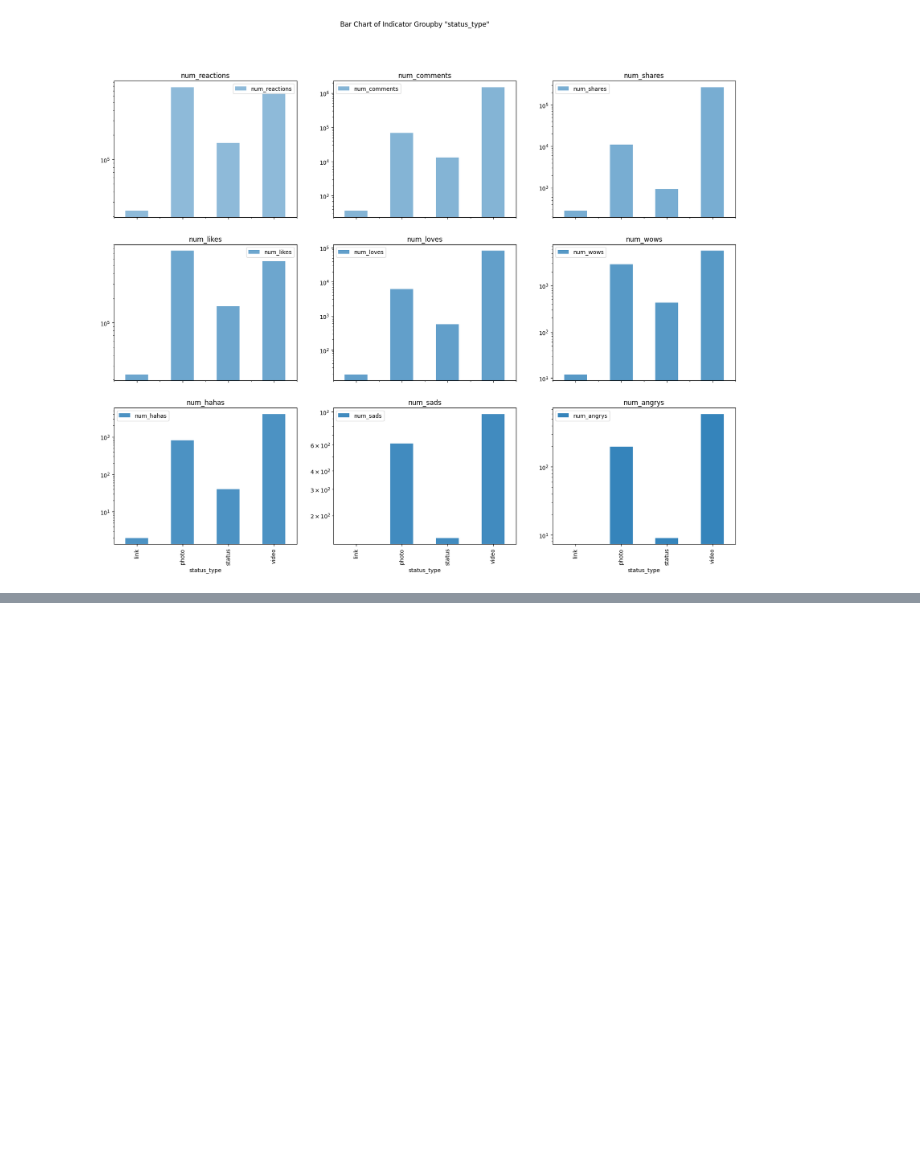
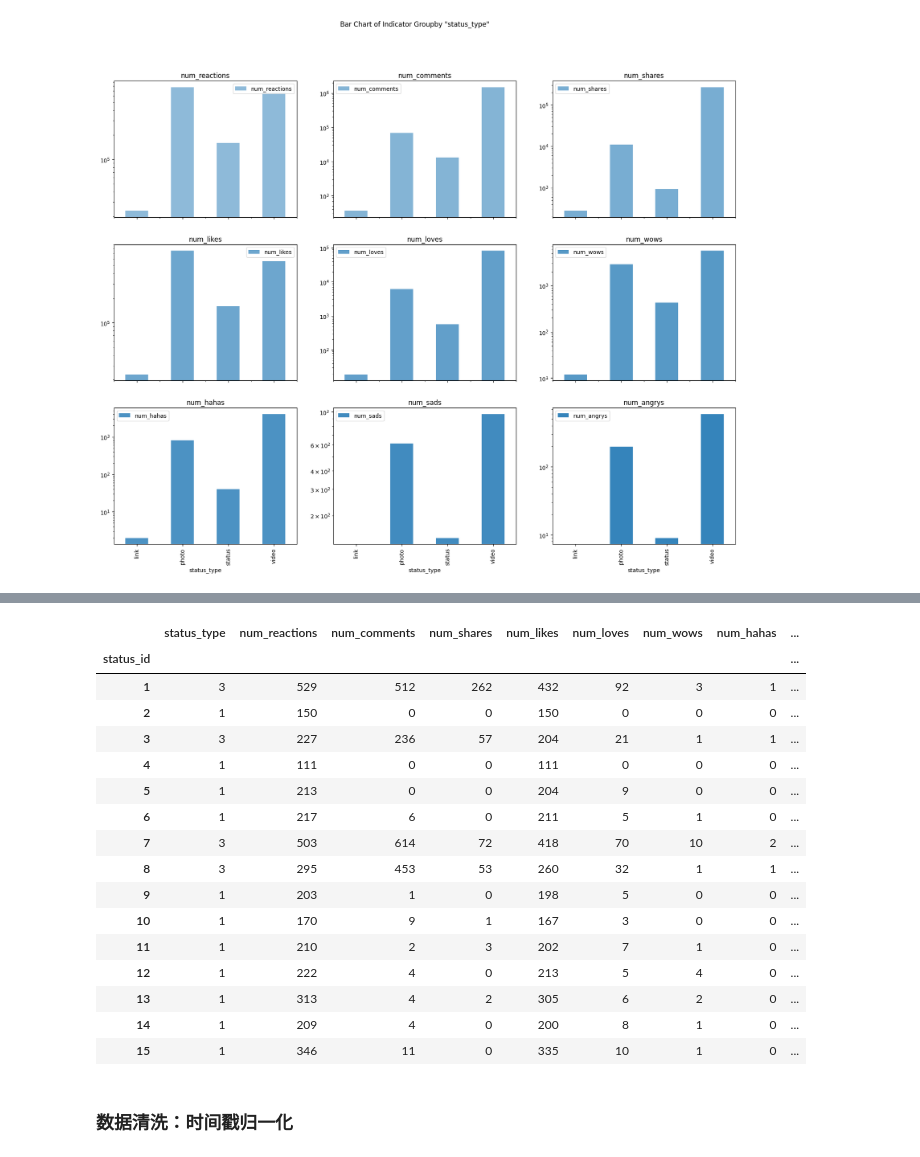
Before and after one commit to SeanWang0027/ML-clustering, a Jupyter notebook: clustering.ipynb, the cells around one changed output, grey strips where cells are left out. Cells and saved outputs as stored; diff of their text form; code cells hidden in the pictures; blank space fills up the shorter version.

Commit message:
finished data clean

```diff
--- a/clustering.ipynb
+++ b/clustering.ipynb
@@ -123,3 +124,15 @@ for num in range(len(labels)):
 fig.savefig('./result/img/1.Group_labels_bar.png')
 # %% [output]
 [figure]
+# %%
+# 对分类变量进行编码，
+# 即把无法数值表示的status_type编码成数值
+# 0 = link,
+# 1 = photo,
+# 2 = status,
+# 3 = video
+labelEncoder = LabelEncoder()
+labelEncoder.fit(clean_data['status_type'])
+clean_data['status_type'] = labelEncoder.transform(clean_data['status_type'])
+
+clean_data.head(15)
@@ -125,0 +164,12 @@ fig.savefig('./result/img/1.Group_labels_bar.png')
+# %%
+def return_timestamp(timer):
+    timestamp = time.mktime(time.strptime(timer, '%m/%d/%Y %H:%M'))
+    print(timestamp)
+    return timestamp
+# %%
+published = clean_data['status_published'].tolist()
+times = []
+for timi in published:
+    times.append(return_timestamp(timi))
+clean_data['time'] = pd.DataFrame(times)
+clean_data.drop(['status_published'],axis=1,inplace=True)
@@ -125,0 +203,22 @@ fig.savefig('./result/img/1.Group_labels_bar.png')
+# %%
+clean_data.head(15)
+# %% [output]
+|  | status_type | num_reactions | num_comments | num_shares | num_likes | num_loves | num_wows | num_hahas | ... |
+| status_id |  |  |  |  |  |  |  |  | ... |
+| 1 | 3 | 529 | 512 | 262 | 432 | 92 | 3 | 1 | ... |
+| 2 | 1 | 150 | 0 | 0 | 150 | 0 | 0 | 0 | ... |
+| 3 | 3 | 227 | 236 | 57 | 204 | 21 | 1 | 1 | ... |
+| 4 | 1 | 111 | 0 | 0 | 111 | 0 | 0 | 0 | ... |
+| 5 | 1 | 213 | 0 | 0 | 204 | 9 | 0 | 0 | ... |
+| 6 | 1 | 217 | 6 | 0 | 211 | 5 | 1 | 0 | ... |
+| 7 | 3 | 503 | 614 | 72 | 418 | 70 | 10 | 2 | ... |
+| 8 | 3 | 295 | 453 | 53 | 260 | 32 | 1 | 1 | ... |
+| 9 | 1 | 203 | 1 | 0 | 198 | 5 | 0 | 0 | ... |
+| 10 | 1 | 170 | 9 | 1 | 167 | 3 | 0 | 0 | ... |
+| 11 | 1 | 210 | 2 | 3 | 202 | 7 | 1 | 0 | ... |
+| 12 | 1 | 222 | 4 | 0 | 213 | 5 | 4 | 0 | ... |
+| 13 | 1 | 313 | 4 | 2 | 305 | 6 | 2 | 0 | ... |
+| 14 | 1 | 209 | 4 | 0 | 200 | 8 | 1 | 0 | ... |
+| 15 | 1 | 346 | 11 | 0 | 335 | 10 | 1 | 0 | ... |
+# %% [markdown]
+### 数据清洗：时间戳归一化
```
Also changed, not shown: parts of 12 cells of this notebook, 1 other file.
